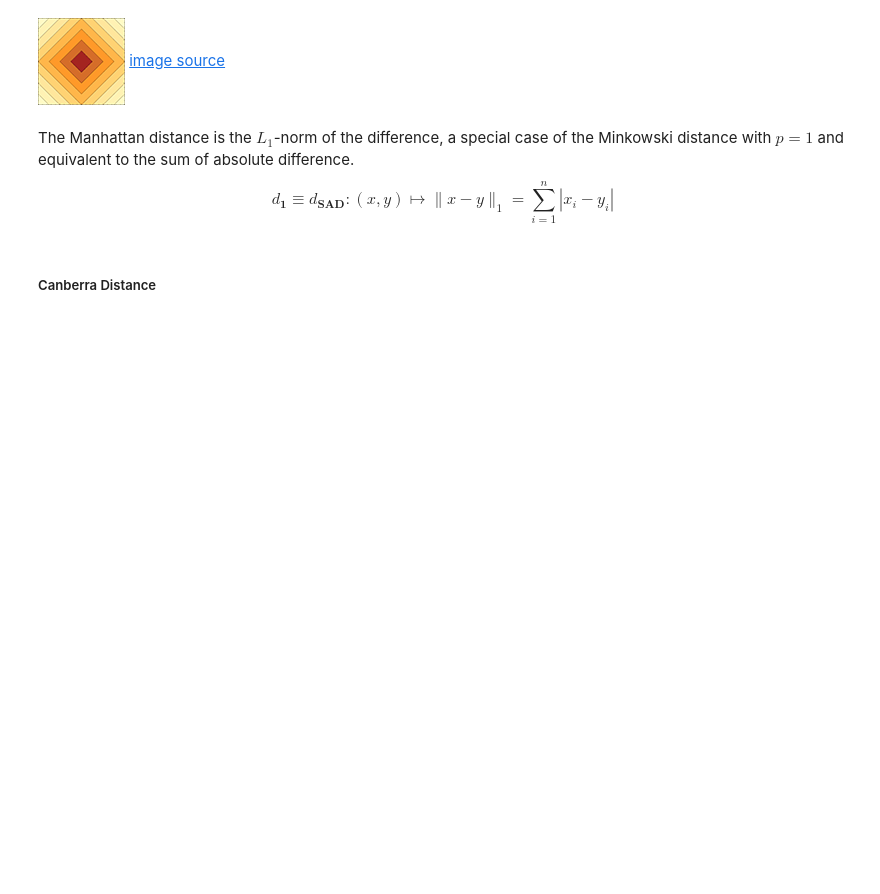
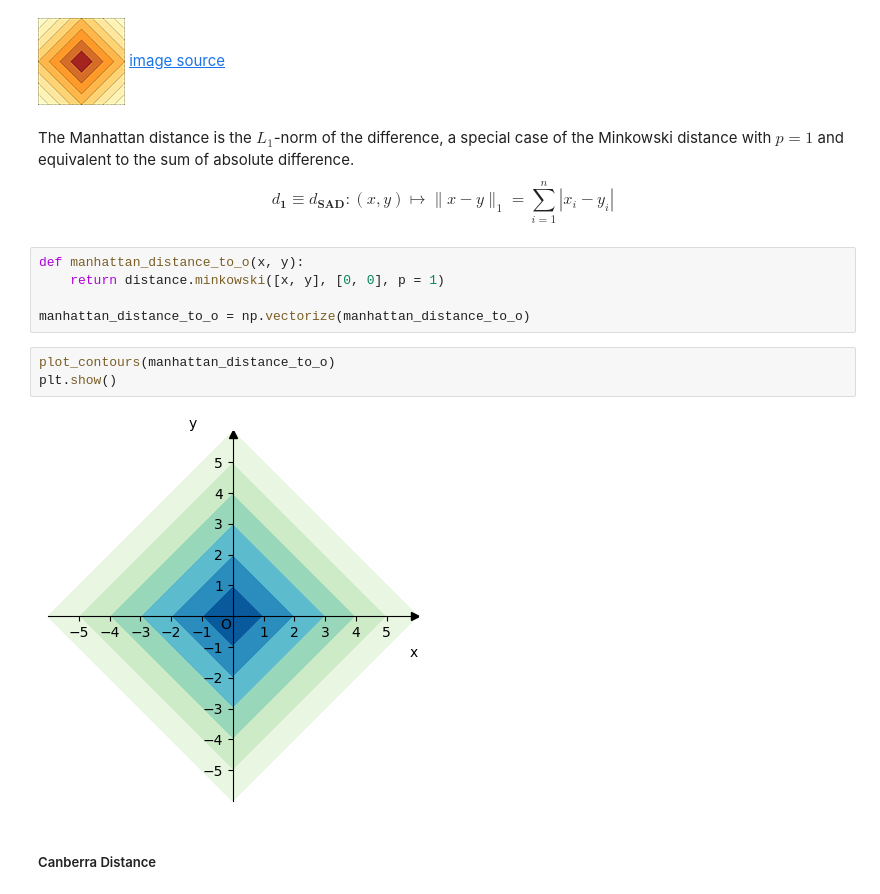
Before and after one commit to dtuleva/Math_Concepts_Visualizations, a Jupyter notebook: clustering.ipynb, the cells around one changed output. Cells and saved outputs as stored; diff of their text form; blank space fills up the shorter version.

```diff
--- a/clustering.ipynb
+++ b/clustering.ipynb
@@ -187,6 +205,16 @@ $$ d_{\mathbf{2}} : (x, y) \mapsto \|x-y\|_2 = \sqrt{d_{\mathbf{SSD}}} = \sqrt{\
 # %% [markdown]
 The Manhattan distance is the $L_1$-norm of the difference, a special case of the Minkowski distance with $p=1$ and equivalent to the sum of absolute difference.
 $$ d_{\mathbf{1}} \equiv d_{\mathbf{SAD}} : (x, y) \mapsto \|x-y\|_1 = \sum_{i=1}^{n} |x_i-y_i| $$
+# %%
+def manhattan_distance_to_o(x, y):
+    return distance.minkowski([x, y], [0, 0], p = 1)
+
+manhattan_distance_to_o = np.vectorize(manhattan_distance_to_o)
+# %%
+plot_contours(manhattan_distance_to_o)
+plt.show()
+# %% [output]
+[figure, added]
 # %% [markdown]
 ##### Canberra Distance
 # %% [markdown]
```
Also changed, not shown: parts of 19 cells of this notebook, 1 other file.
